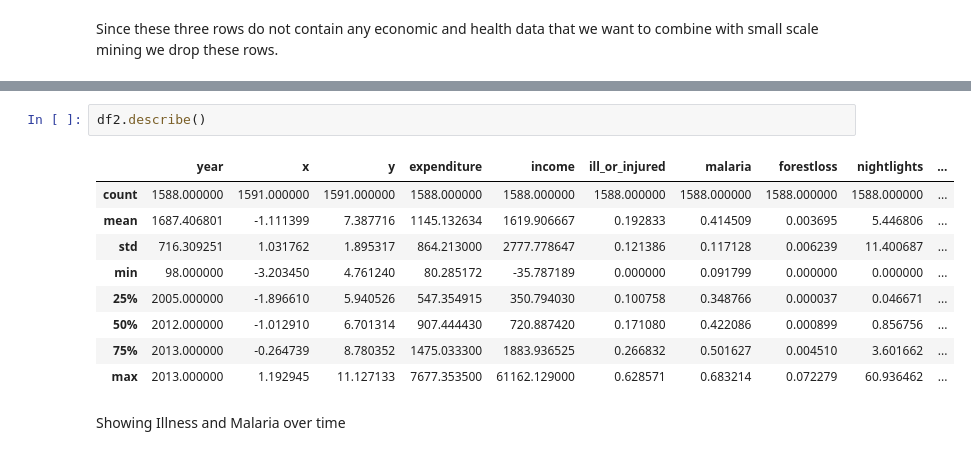
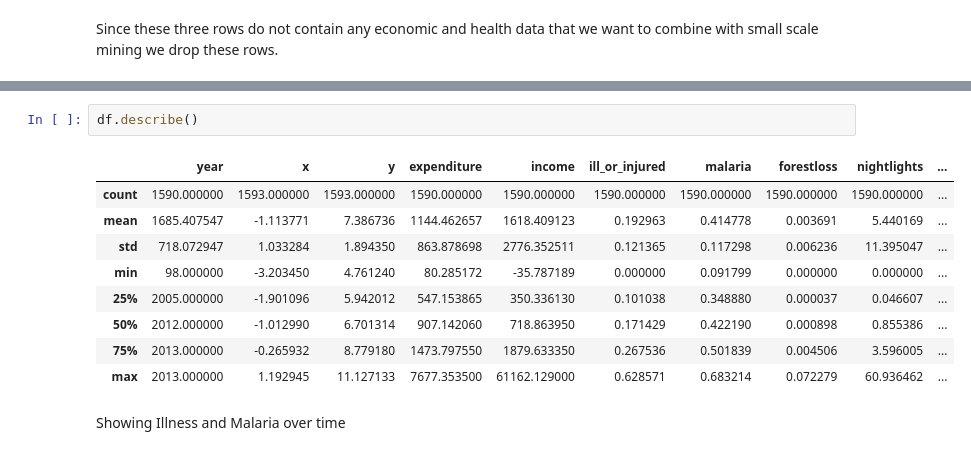
Before and after one commit to oliviak/ghanamines, a Jupyter notebook: Illegal Mines Corr.ipynb, the cells around one changed output, grey strips where cells are left out. Drawn from its saved outputs; the diff is of its cells as text.

```diff
--- a/Illegal Mines Corr.ipynb
+++ b/Illegal Mines Corr.ipynb
@@ -121,14 +88,14 @@ dtype: bool
 # %%
-df2.describe()
+df.describe()
 # %% [output]
 |  | year | x | y | expenditure | income | ill_or_injured | malaria | forestloss | nightlights | ... |
-| count | 1588.000000 | 1591.000000 | 1591.000000 | 1588.000000 | 1588.000000 | 1588.000000 | 1588.000000 | 1588.000000 | 1588.000000 | ... |
-| mean | 1687.406801 | -1.111399 | 7.387716 | 1145.132634 | 1619.906667 | 0.192833 | 0.414509 | 0.003695 | 5.446806 | ... |
-| std | 716.309251 | 1.031762 | 1.895317 | 864.213000 | 2777.778647 | 0.121386 | 0.117128 | 0.006239 | 11.400687 | ... |
+| count | 1590.000000 | 1593.000000 | 1593.000000 | 1590.000000 | 1590.000000 | 1590.000000 | 1590.000000 | 1590.000000 | 1590.000000 | ... |
+| mean | 1685.407547 | -1.113771 | 7.386736 | 1144.462657 | 1618.409123 | 0.192963 | 0.414778 | 0.003691 | 5.440169 | ... |
+| std | 718.072947 | 1.033284 | 1.894350 | 863.878698 | 2776.352511 | 0.121365 | 0.117298 | 0.006236 | 11.395047 | ... |
 | min | 98.000000 | -3.203450 | 4.761240 | 80.285172 | -35.787189 | 0.000000 | 0.091799 | 0.000000 | 0.000000 | ... |
-| 25% | 2005.000000 | -1.896610 | 5.940526 | 547.354915 | 350.794030 | 0.100758 | 0.348766 | 0.000037 | 0.046671 | ... |
-| 50% | 2012.000000 | -1.012910 | 6.701314 | 907.444430 | 720.887420 | 0.171080 | 0.422086 | 0.000899 | 0.856756 | ... |
-| 75% | 2013.000000 | -0.264739 | 8.780352 | 1475.033300 | 1883.936525 | 0.266832 | 0.501627 | 0.004510 | 3.601662 | ... |
+| 25% | 2005.000000 | -1.901096 | 5.942012 | 547.153865 | 350.336130 | 0.101038 | 0.348880 | 0.000037 | 0.046607 | ... |
+| 50% | 2012.000000 | -1.012990 | 6.701314 | 907.142060 | 718.863950 | 0.171429 | 0.422190 | 0.000898 | 0.855386 | ... |
+| 75% | 2013.000000 | -0.265932 | 8.779180 | 1473.797550 | 1879.633350 | 0.267536 | 0.501839 | 0.004506 | 3.596005 | ... |
 | max | 2013.000000 | 1.192945 | 11.127133 | 7677.353500 | 61162.129000 | 0.628571 | 0.683214 | 0.072279 | 60.936462 | ... |
 # %% [markdown]
 Showing Illness and Malaria over time
```
Also changed, not shown: parts of 20 cells of this notebook.
